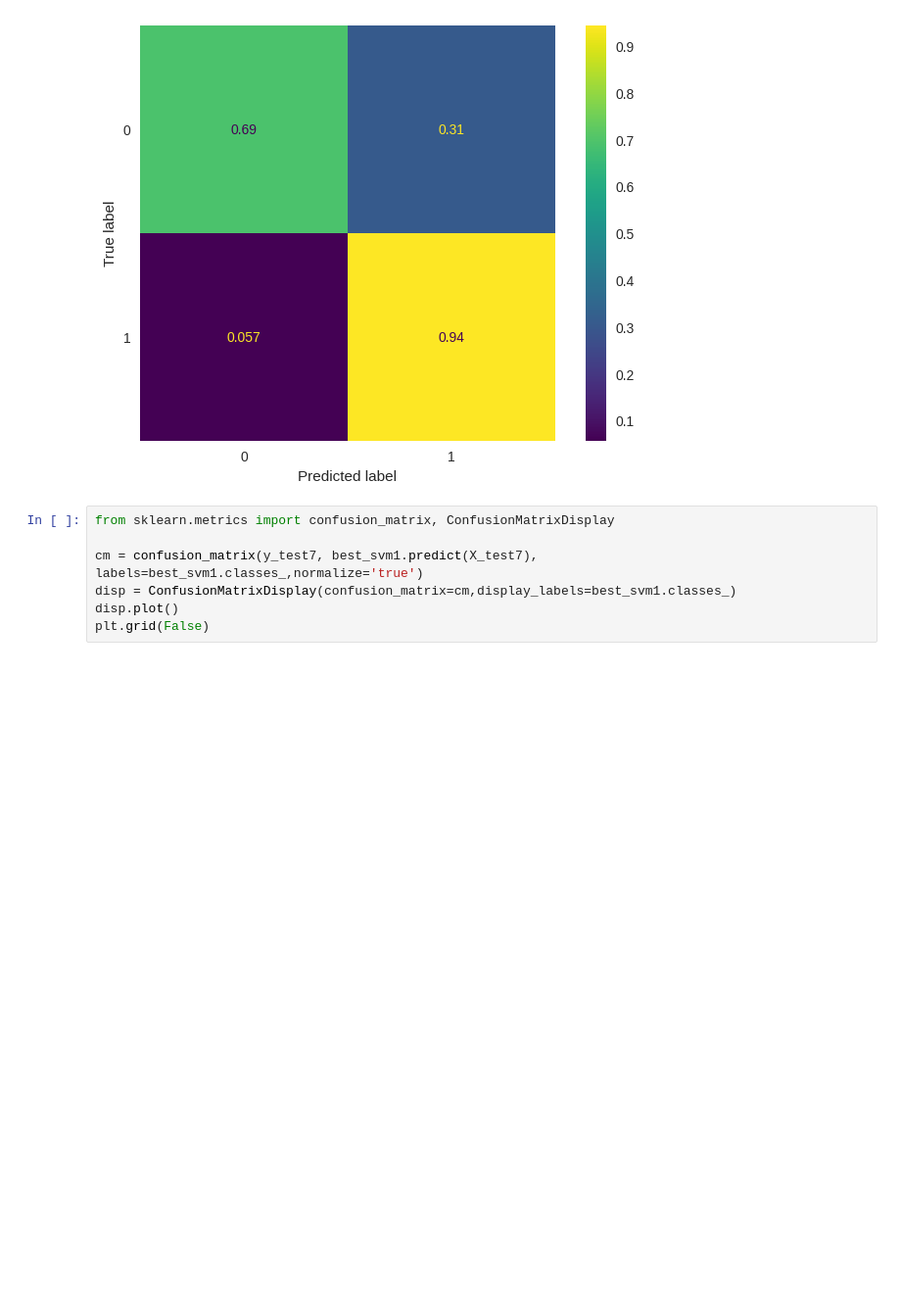
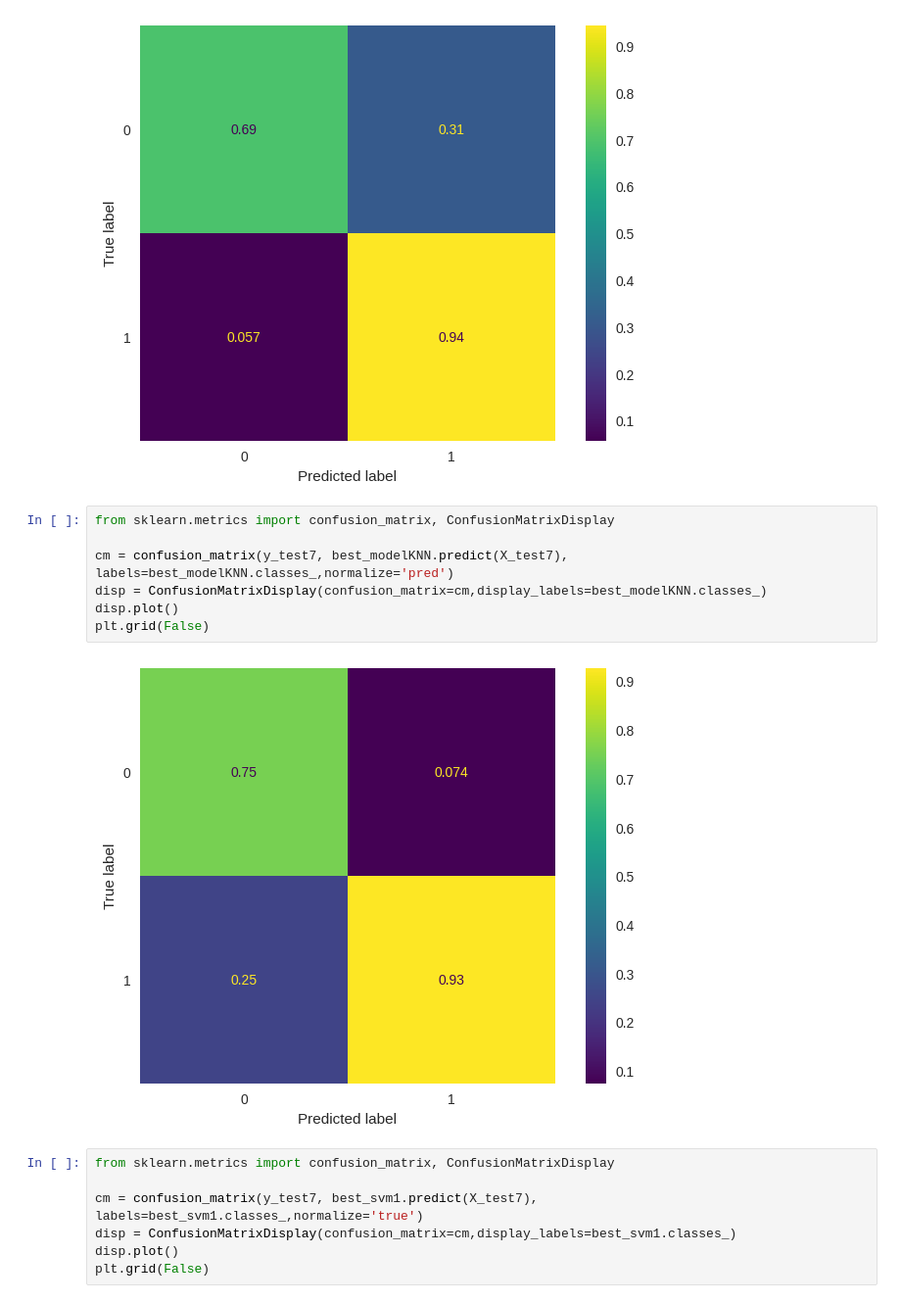
Before and after one commit to mayamoneib/deliveryfood, a Jupyter notebook: surveydata.ipynb, the cells around one changed output. Shown at 98% size. Drawn from its saved outputs; the diff is of its cells as text; blank space fills up the shorter version.

```diff
--- a/surveydata.ipynb
+++ b/surveydata.ipynb
@@ -1600,6 +1353,15 @@ disp.plot()
 plt.grid(False)
 # %% [output]
 [figure]
+# %%
+from sklearn.metrics import confusion_matrix, ConfusionMatrixDisplay
+
+cm = confusion_matrix(y_test7, best_modelKNN.predict(X_test7), labels=best_modelKNN.classes_,normalize='pred')
+disp = ConfusionMatrixDisplay(confusion_matrix=cm,display_labels=best_modelKNN.classes_)
+disp.plot()
+plt.grid(False)
+# %% [output]
+[figure, added]
 # %%
 from sklearn.metrics import confusion_matrix, ConfusionMatrixDisplay
 
```
Also changed, not shown: parts of 15 cells of this notebook.
